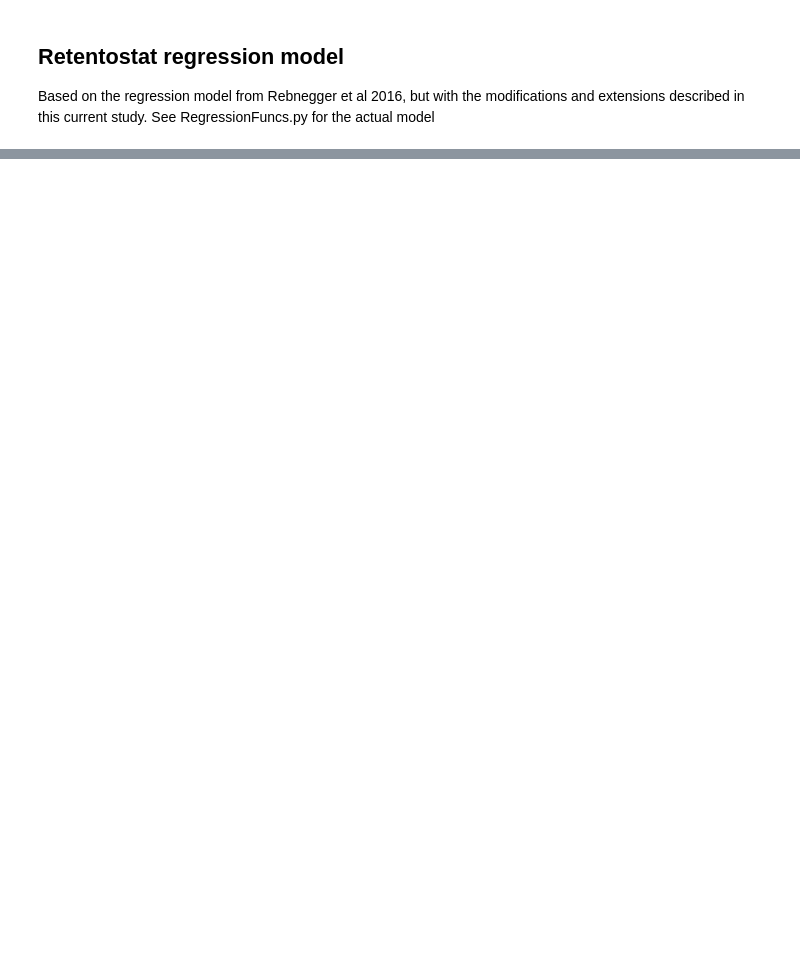
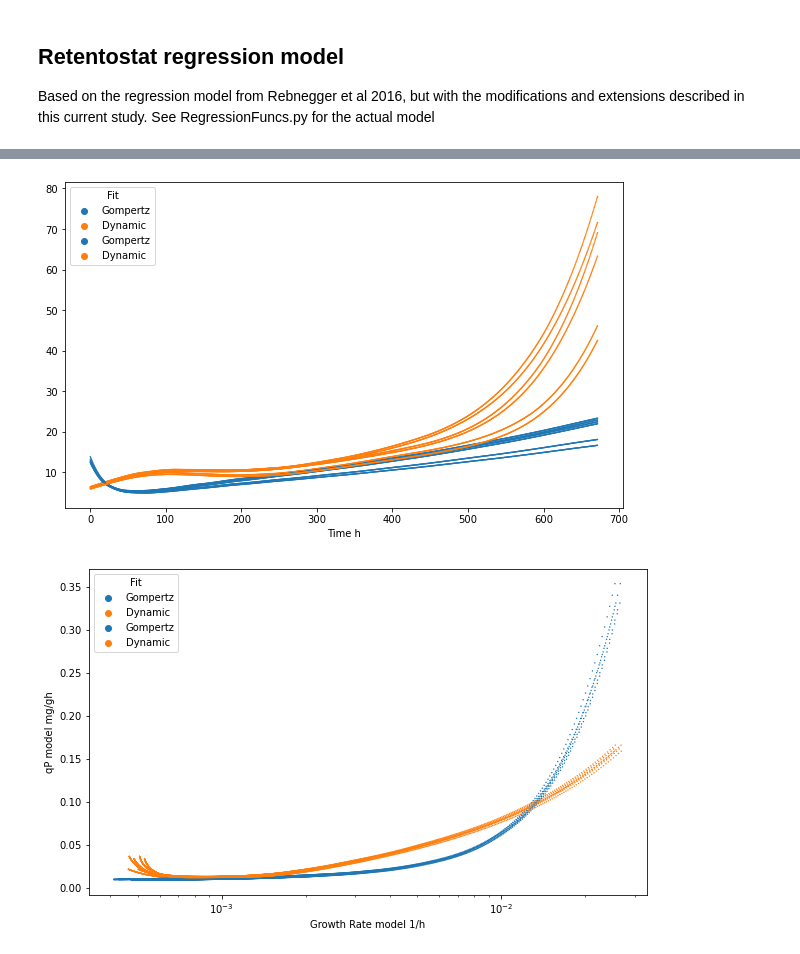
Before and after one commit to bcoltman/Kphaffii_NearZero, a Jupyter notebook: scripts/RegressionModel.ipynb, the cells around one changed output, grey strips where cells are left out. Drawn from its saved outputs; the diff is of its cells as text; code cells hidden in the pictures; blank space fills up the shorter version.

```diff
--- a/scripts/RegressionModel.ipynb
+++ b/scripts/RegressionModel.ipynb
@@ -234 +362,18 @@ fig.savefig(f"../results/plots/RetentostatRegression.png",
+# %%
+import seaborn as sns
+fig, ax =plt.subplots(figsize=(10,6))
+sns.scatterplot(data=all_results,
+                x="Time h", y=all_results["qP model mg/gh"]/all_results["Growth Rate model 1/h"],
+                hue="Fit", ec=None, s=2)
+sns.scatterplot(data=all_results,
+                x="Time h", y=all_results["qP model mg/gh"]/all_results["Growth Rate Pirt 1/h"],
+                hue="Fit", ec=None, s=2)
+
+fig, ax =plt.subplots(figsize=(10,6))
+sns.scatterplot(data=all_results, x="Growth Rate model 1/h", y="qP model mg/gh", hue="Fit", ec=None,s=2)
+sns.scatterplot(data=all_results, x="Growth Rate Pirt 1/h", y="qP model mg/gh", hue="Fit", ec=None,s=2)
+ax.set_xscale("log")
+# %% [output]
+[figure, added]
+[figure, added]
 # %%
```
Also changed, not shown: parts of 9 cells of this notebook, 3 other files.
